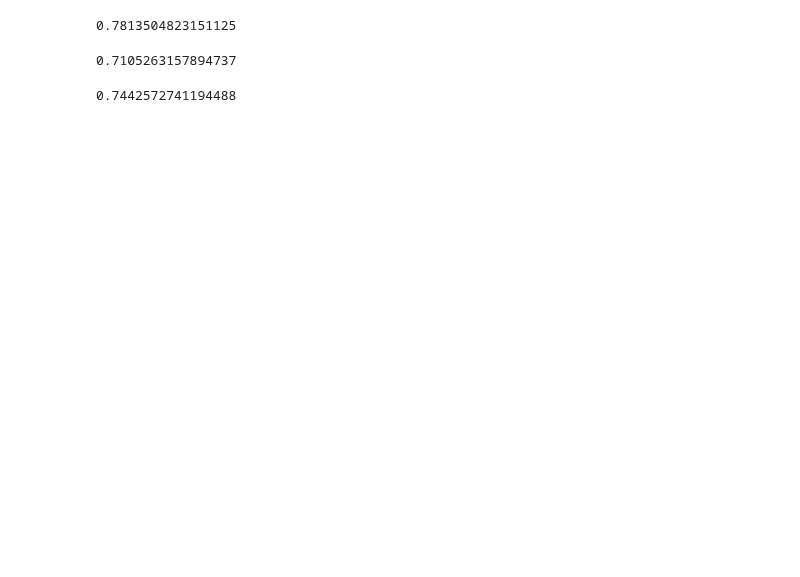
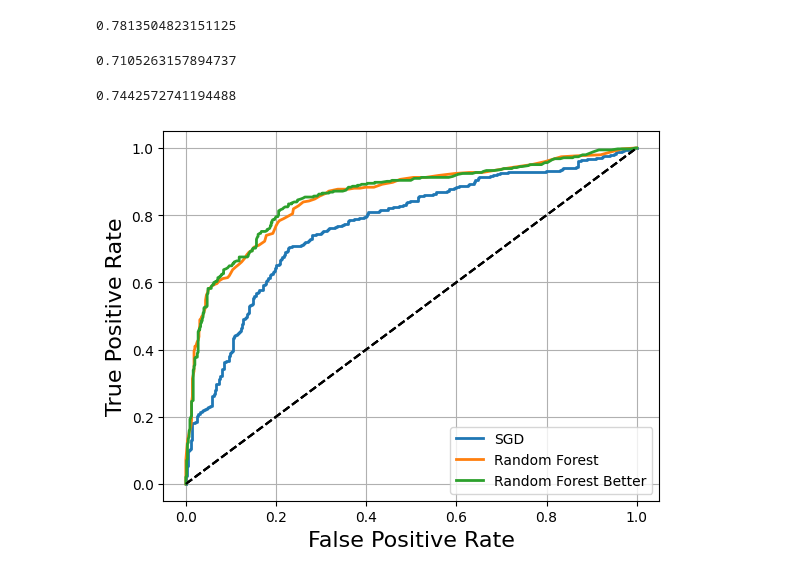
Before and after one commit to alinemitri/hands-on-ML-book, a Jupyter notebook: 03_titanic.ipynb, the cells around one changed output. Saved outputs shown, nothing was run; the diff lists cells and outputs as text; code cells hidden in the pictures; blank space fills up the shorter version.

Commit message:
Assess ROC Curve of the models

```diff
--- a/03_titanic.ipynb
+++ b/03_titanic.ipynb
@@ -463,3 +475,16 @@ recall_score(y_train, y_pred_fcb)
 f1_score(y_train, y_pred_fcb)
 # %% [output]
 0.7442572741194488
+# %%
+y_prob_fcb = cross_val_predict(forest_clf_better, X_train, y_train, cv=5, method='predict_proba', n_jobs=-1)
+y_scores_fcb= y_prob_fcb[:,1]
+
+fpr_fcb, tpr_fcb, thresholds_fcb = roc_curve(y_train, y_scores_fcb)
+# %%
+plot_roc_curve(fpr, tpr, 'SGD')
+plot_roc_curve(fpr_forest, tpr_forest, 'Random Forest')
+plot_roc_curve(fpr_fcb, tpr_fcb, 'Random Forest Better')
+plt.legend(loc='lower right')
+plt.show()
+# %% [output]
+[figure, added]
```
Also changed, not shown: parts of 4 cells of this notebook.
